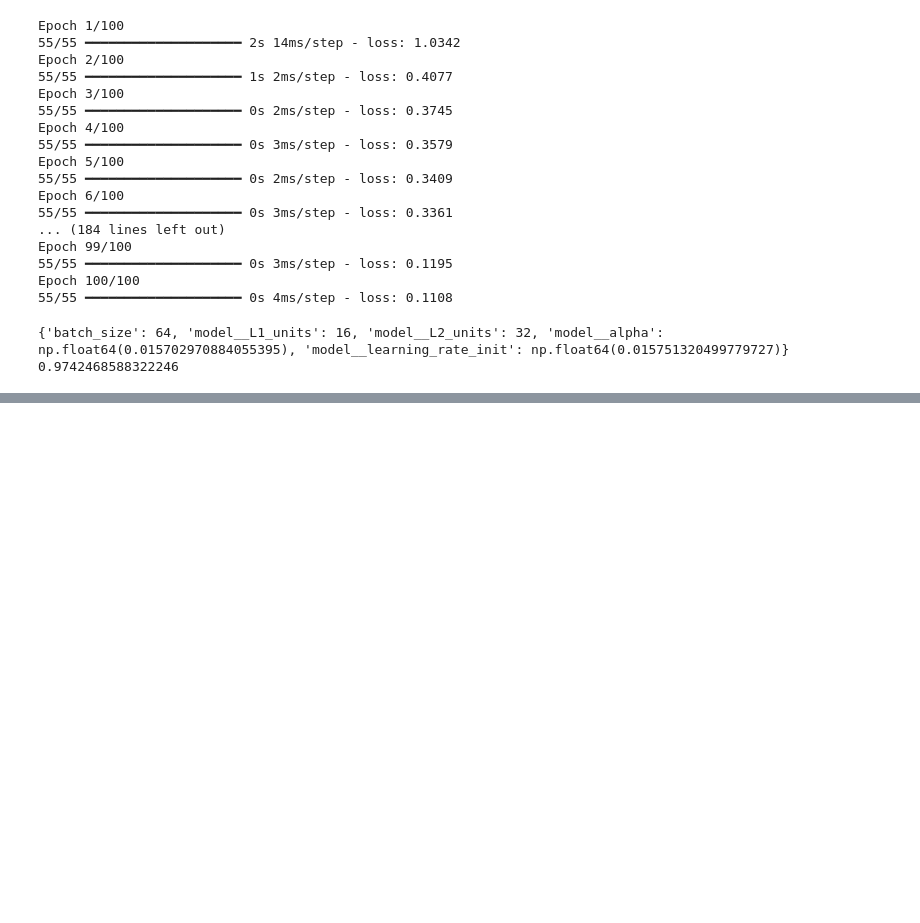
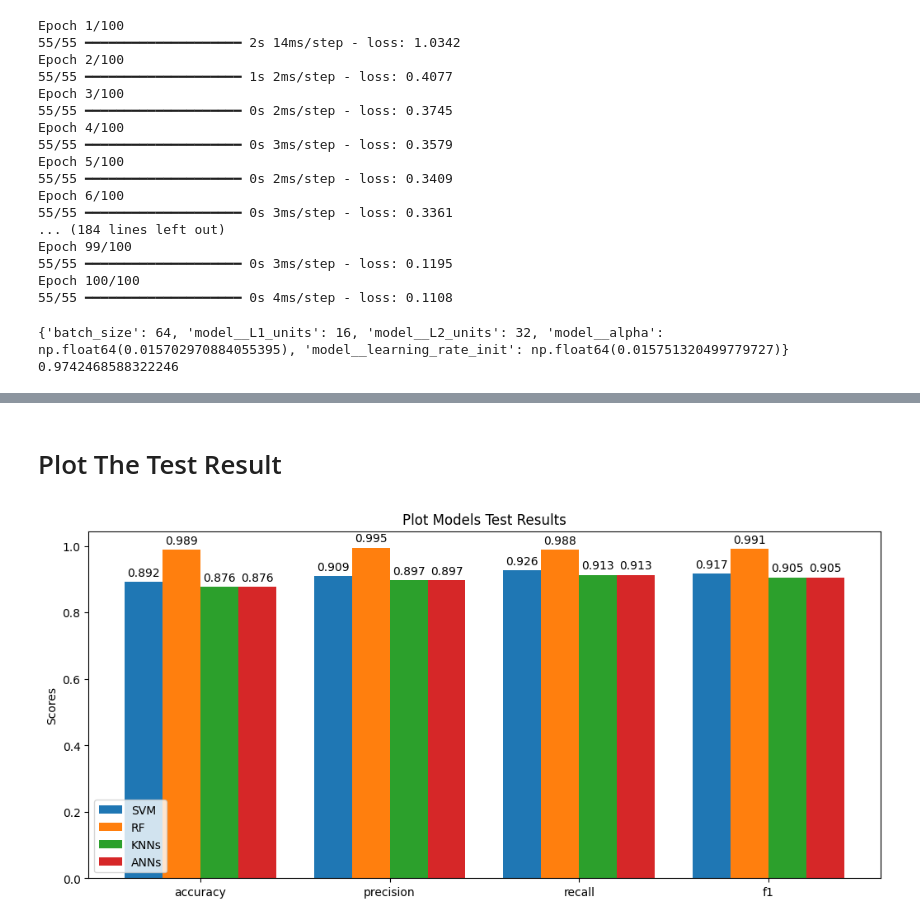
Before and after one commit to Juuphaada/Machine-Learning-Study, a Jupyter notebook: mexico_find_best_dataset&modelsSetting.ipynb, the cells around one changed output, grey strips where cells are left out. Saved outputs shown, nothing was run; the diff lists cells and outputs as text; code cells hidden in the pictures; blank space fills up the shorter version.

```diff
--- a/mexico_find_best_dataset&modelsSetting.ipynb
+++ b/mexico_find_best_dataset&modelsSetting.ipynb
@@ -680,0 +665,14 @@ print(ann_grid_best_score)
+# %%
+# define ANNs model
+def create_ann_model(input_dim):
+    model = Sequential([
+        Input(shape=(input_dim,)),
+        Dense(16, activation='relu'),
+        Dense(32, activation='softmax', kernel_regularizer=l2(0.015702970884055395))
+    ])
+
+    model.compile(
+        optimizer=Adam(learning_rate=0.015751320499779727),
+        loss='sparse_categorical_crossentropy'
+    )
+    return model
@@ -680,0 +738,5 @@ print(ann_grid_best_score)
+# %%
+X_trans_test = df_trans_test.drop(columns=['FOLIO_I', 'riesgo_hipertension'])
+y_trans_test = df_trans_test['riesgo_hipertension']
+# %%
+final_scores , final_svm_model, final_rf_model, final_knn_model, final_ann_model = final_prediction(X_trans_train, X_trans_test, y_trans_train, y_trans_test)
@@ -680,0 +751,2 @@ print(ann_grid_best_score)
+# %% [markdown]
+# Plot The Test Result
@@ -680,0 +756,40 @@ print(ann_grid_best_score)
+# %%
+import numpy as np
+import matplotlib.pyplot as plt
+
+# Sample data
+labels = ['accuracy', 'precision', 'recall', 'f1']
+values_a = list(map(lambda x: round(x,3), final_scores['SVM'].to_list()))
+values_b = list(map(lambda x: round(x,3), final_scores['RF'].to_list()))
+values_c = list(map(lambda x: round(x,3), final_scores['KNNs'].to_list()))
+values_d = list(map(lambda x: round(x,3), final_scores['ANNs'].to_list()))
+
+x = np.arange(len(labels))  # label locations
+width = 0.20  # width of each bar
+
+fig, ax = plt.subplots()
+
+# Create grouped bars with offsets
+rects1 = ax.bar(x - width*(2 - 0.5), values_a, width, label='SVM')
+rects2 = ax.bar(x - width*0.5, values_b, width, label='RF')
+rects3 = ax.bar(x + width*0.5, values_c, width, label='KNNs')
+rects4 = ax.bar(x + width*(2 - 0.5), values_c, width, label='ANNs')
+
+# Add labels, title, and legend
+ax.set_ylabel('Scores')
+ax.set_title('Plot Models Test Results')
+ax.set_xticks(x)
+ax.set_xticklabels(labels)
+ax.legend()
+
+# Add value labels on bars
+for i in [rects1,rects2,rects3,rects4]:
+  for txt in ax.bar_label(i, padding=3):
+    txt.set(rotation=0, va='bottom')
+
+fig.tight_layout()
+fig.set_figwidth(11) # change width only
+fig.set_figheight(5) # change height only
+plt.show()
+# %% [output]
+[figure, added]
```
Also changed, not shown: parts of 13 cells of this notebook.
